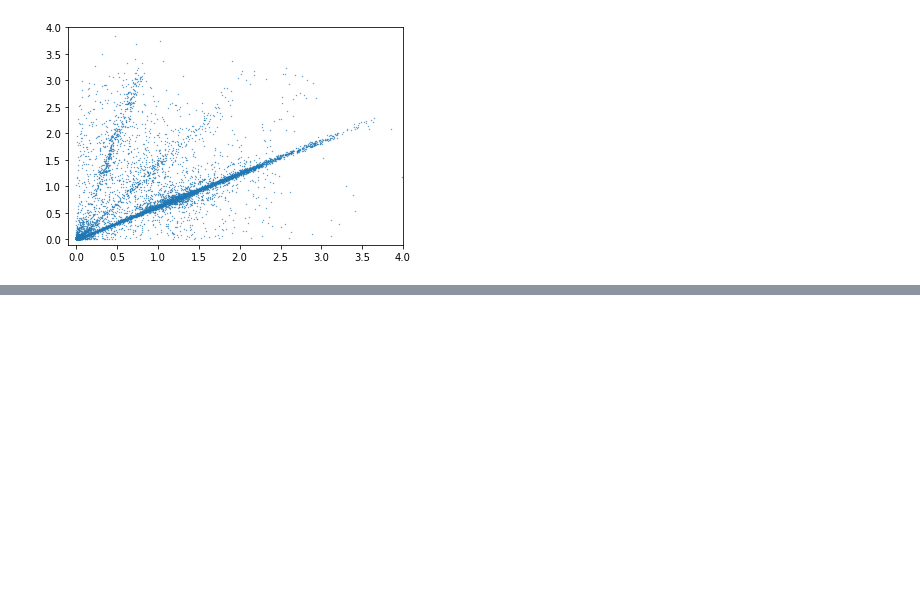
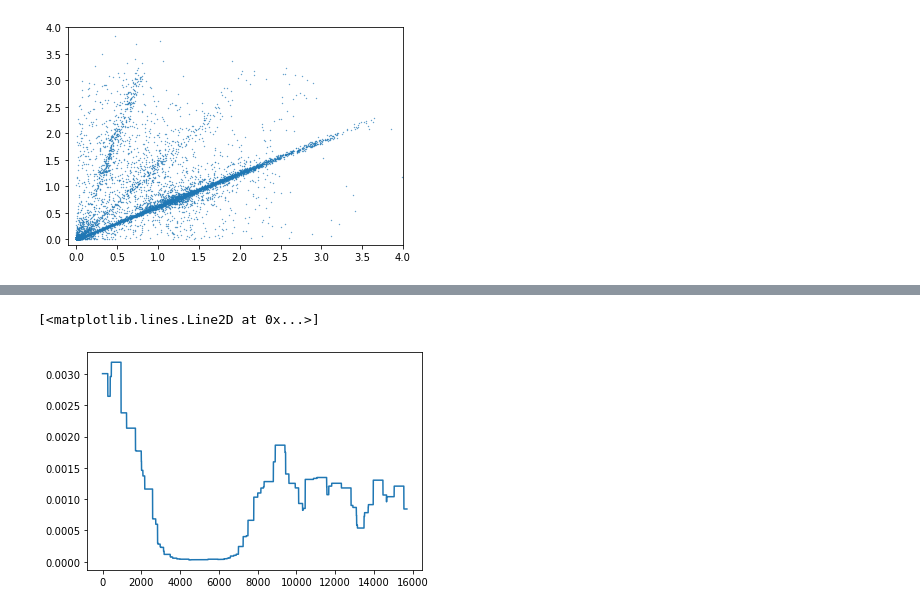
Before and after one commit to fieldmapp/Mobile-Data-Collection, a Jupyter notebook: DrivingViewProcessor/test.ipynb, the cells around one changed output, grey strips where cells are left out. Drawn from its saved outputs; the diff is of its cells as text; code cells hidden in the pictures; blank space fills up the shorter version.

```diff
--- a/DrivingViewProcessor/test.ipynb
+++ b/DrivingViewProcessor/test.ipynb
@@ -37,0 +69,9 @@ plt.ylim([-0.1, 4])
+# %%
+from scipy.ndimage import maximum_filter
+
+smoothed_gradient = maximum_filter(gradient, 500)
+
+plt.plot(smoothed_gradient)
+# %% [output]
+[<matplotlib.lines.Line2D at 0x...>]
+[figure, added]
```
Also changed, not shown: parts of 6 cells of this notebook.
